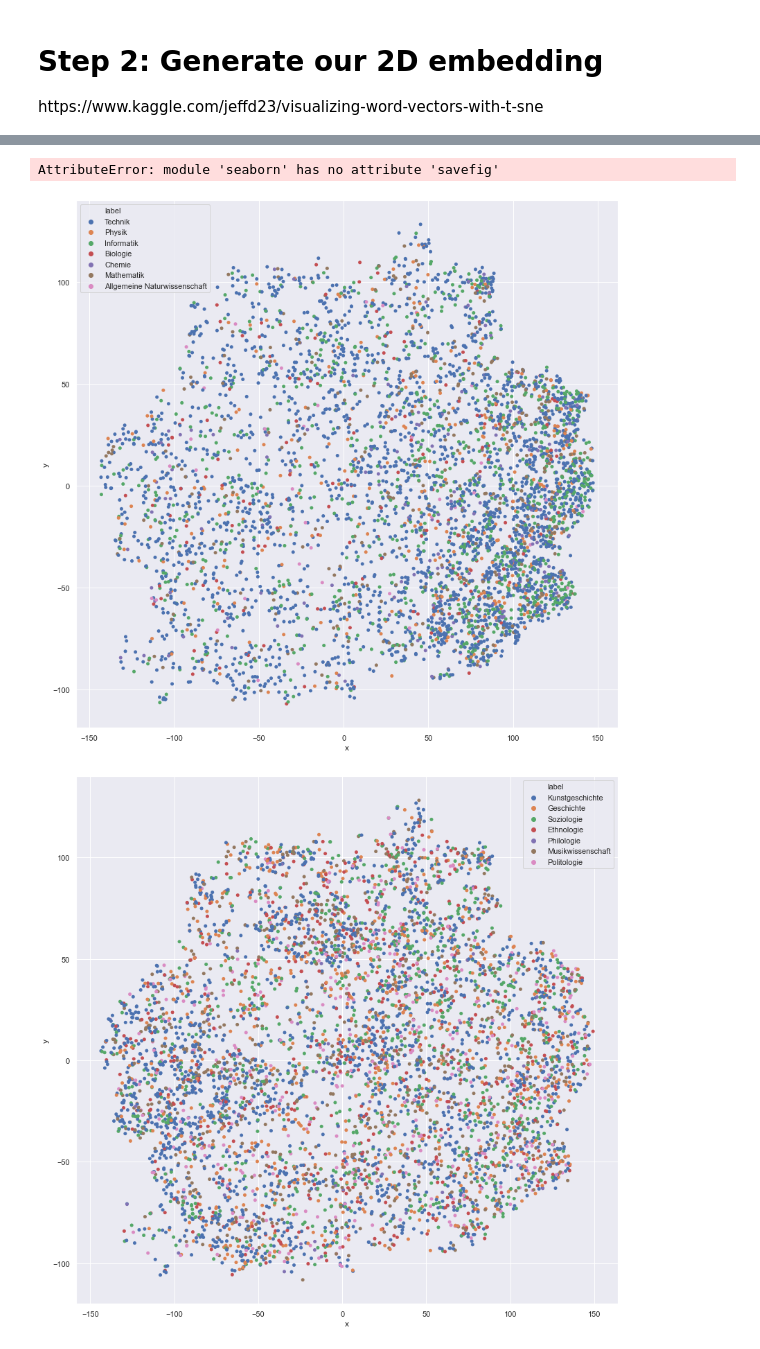
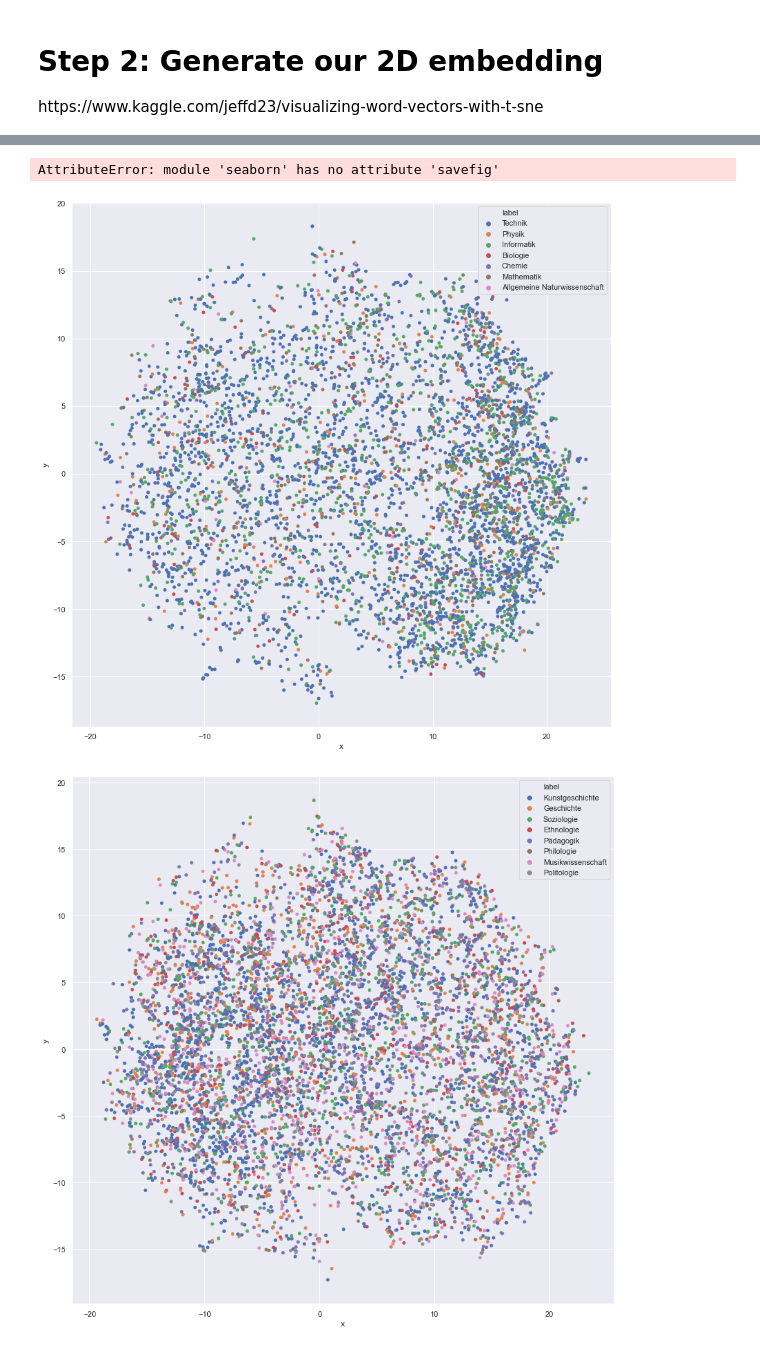
Before and after one commit to jopoint/library, a Jupyter notebook: src/bib_5_doc2vec_2.ipynb, the cells around one changed output, grey strips where cells are left out. Drawn from its saved outputs; the diff is of its cells as text; code cells hidden in the pictures.

```diff
--- a/src/bib_5_doc2vec_2.ipynb
+++ b/src/bib_5_doc2vec_2.ipynb
@@ -141,6 +141,7 @@ https://www.kaggle.com/jeffd23/visualizing-word-vectors-with-t-sne
 # Creates TSNE model and plots it
 x = []
 y = []
+z = []
 
 def tsne_plot(model):
     labels = []
@@ -148,7 +149,7 @@ def tsne_plot(model):
 
 
 
-    tsne_model = TSNE(perplexity=40, n_components=2, init='pca',
+    tsne_model = TSNE(perplexity=40, n_components=3, init='pca',
                       n_iter=5000,
                       random_state=23)
     # compute TSNE for word vectors of vocabulary
@@ -159,11 +160,12 @@ def tsne_plot(model):
 
     new_values = tsne_model.fit_transform(normed)
 
-    global x,y
+    global x,y,z
 
     for value in new_values:
         x.append(value[0])
         y.append(value[1])
+        z.append(value[2])
 
     #plt.figure(figsize=(16, 16))
     #for i in range(len(x)):
@@ -181,7 +183,7 @@ def tsne_plot(model):
 # %%
 tsne_plot(model)
 # %%
-df_values = pd.DataFrame.from_dict({'x':x,'y':y})
+df_values = pd.DataFrame.from_dict({'x':x,'y':y,'z':z})
 # %%
 print(df_values)
 # %% [output]
@@ -331,7 +336,7 @@ CATEGORIES = ['Allgemeine Naturwissenschaft', 'Physik', 'Chemie', 'Biologie', 'T
 visualize_categories()
 # %% [output]
 AttributeError: module 'seaborn' has no attribute 'savefig'
-[figure, old version]
+[figure, new version]
 # %%
 def compare_lists(list_1):
     '''
@@ -343,35 +348,35 @@ def compare_lists(list_1):
     for element in list_1:
         if element in CATEGORIES:
             return 1
     return 0
 
 def label(list_1):
     '''
     checks if CATEGORY contains an element contained in list_1
     returns that elment
     no double categories possible
     needs to be improveed
     '''
     global CATEGORIES
     if type(list_1) != list:
         return ''
     for cat in CATEGORIES:
         if cat in list_1:
             return cat
     return ''
 
 def visualize_categories():
     ''' plots data with categores defined in CATEGORIES '''
     df['to_visualize'] = df['class'].apply(compare_lists)
     df['label'] = df['class'].apply(label)
     plt.figure(figsize=(14, 14))
     sns.scatterplot(x='x',y='y',hue='label',data=df.loc[df['to_visualize']==1], linewidth=0, s=25)
 
 
-CATEGORIES = ['Philologie', 'Ethnologie', 'Kunstgeschichte', 'Musikwissenschaft', 'Politologie', 'Soziologie', 'Geschichte']
+CATEGORIES = ['Philologie', 'Ethnologie', 'Kunstgeschichte', 'Musikwissenschaft', 'Politologie', 'Soziologie', 'Geschichte', 'Pädagogik']
 visualize_categories()
 # %% [output]
-[figure, old version]
+[figure, new version]
 # %%
 f, ax = plt.subplots(figsize=(8, 8))
 ax.set_aspect("equal")
```
Also changed, not shown: parts of 9 cells of this notebook, 7 other files.
